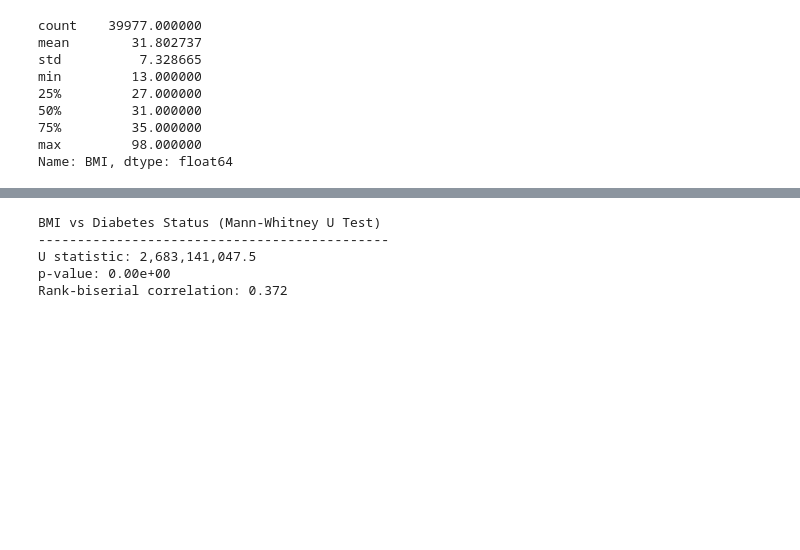
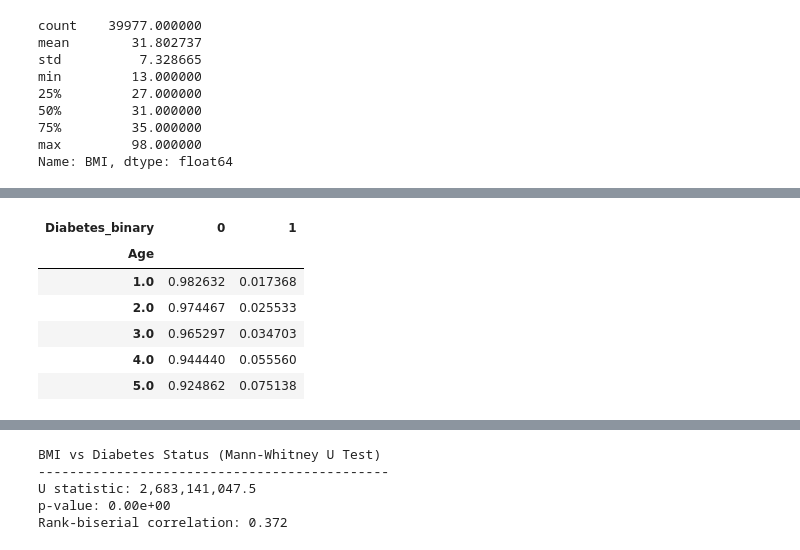
Before and after one commit to Brian16Park/cdc-health-eda, a Jupyter notebook: eda_statistical_analysis.ipynb, the cells around one changed output, grey strips where cells are left out. Cells and saved outputs as stored; diff of their text form; code cells hidden in the pictures; blank space fills up the shorter version.

```diff
--- a/eda_statistical_analysis.ipynb
+++ b/eda_statistical_analysis.ipynb
@@ -210,0 +334,15 @@ Name: BMI, dtype: float64
+# %%
+# proportion of diabetes by age group
+age_prop = (
+    pd.crosstab(df["Age"], df["Diabetes_binary"], normalize="index")
+)
+
+age_prop.head()
+# %% [output]
+| Diabetes_binary | 0 | 1 |
+| Age |  |  |
+| 1.0 | 0.982632 | 0.017368 |
+| 2.0 | 0.974467 | 0.025533 |
+| 3.0 | 0.965297 | 0.034703 |
+| 4.0 | 0.944440 | 0.055560 |
+| 5.0 | 0.924862 | 0.075138 |
```
Also changed, not shown: parts of 31 cells of this notebook, 1 other file.
